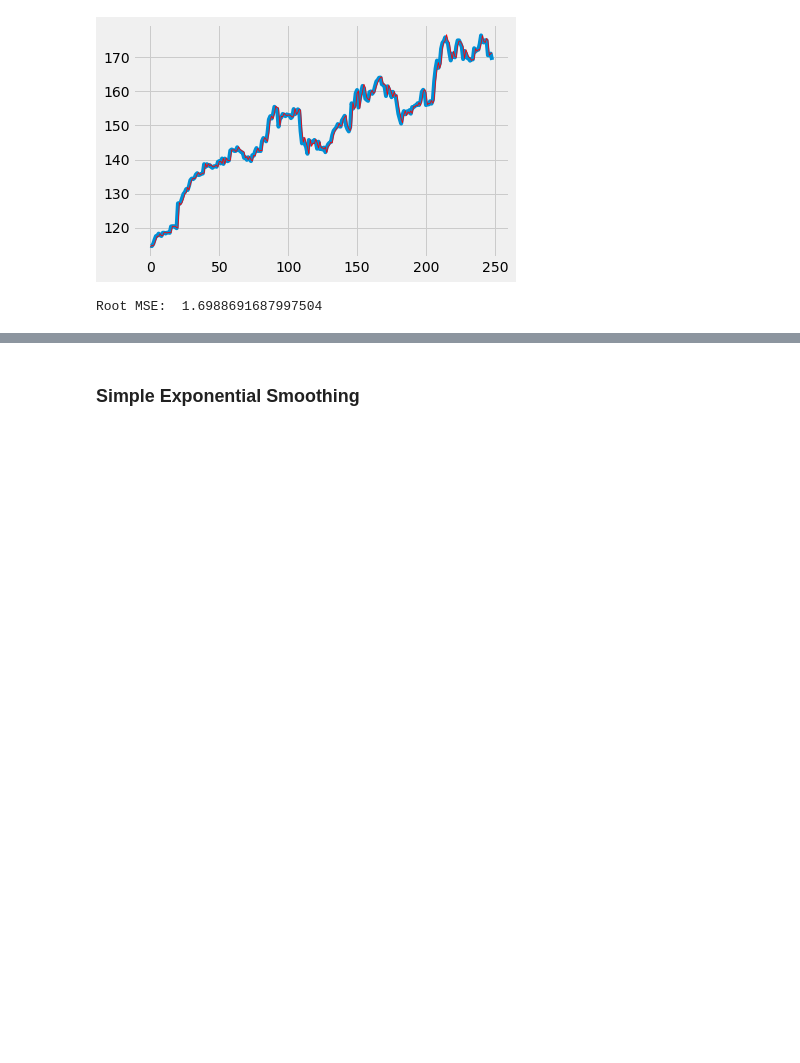
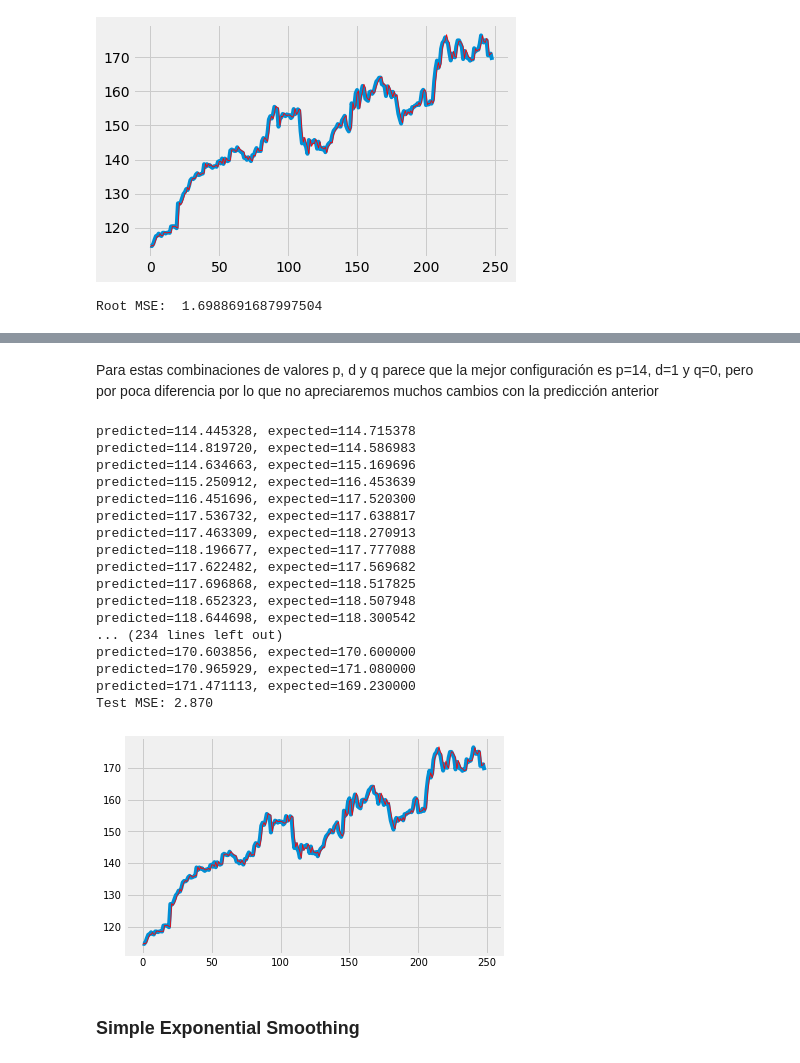
Before and after one commit to rventas/proyecto_final, a Jupyter notebook: Analisis tecnico series temporales.ipynb, the cells around one changed output, grey strips where cells are left out. Cells and saved outputs as stored; diff of their text form; code cells hidden in the pictures; blank space fills up the shorter version.

```diff
--- a/Analisis tecnico series temporales.ipynb
+++ b/Analisis tecnico series temporales.ipynb
@@ -15,7 +15,7 @@ import warnings
 warnings.filterwarnings("ignore")
 plt.style.use('fivethirtyeight')
 # %%
-quandl.ApiConfig.api_key = 'XXXXXXXXXXXXXX'
+quandl.ApiConfig.api_key = 'XXXXXXXXXXXXXXX'
 pricesAppl = quandl.get("WIKI/AAPL", start_date="1990-01-01", end_date="2017-12-31")
 # %%
 pricesAppl.head()
@@ -291,0 +326,5 @@ Como se puede observar tanto con el gráfico como por el error hemos mejorado mu
+# %%
+dtTrain = pricesAppl.loc[(pricesAppl.index > '2015-01-01') & (pricesAppl.index < '2016-12-31')]
+train = dtTrain['Adj. Close'].values
+dtTest = pricesAppl.loc[(pricesAppl.index > '2017-01-01')]
+test = dtTest['Adj. Close'].values
@@ -292,2 +353,40 @@ Como se puede observar tanto con el gráfico como por el error hemos mejorado mu
+# %% [markdown]
+Para estas combinaciones de valores p, d y q parece que la mejor configuración es p=14, d=1 y q=0, pero por poca diferencia por lo que no apreciaremos muchos cambios con la predicción anterior
+# %%
+history = [x for x in train]
+predictions = list()
+for t in range(len(test)):
+    model = ARIMA(history, order=(14,1,0))
+    model_fit = model.fit(disp=0)
+    output = model_fit.forecast()
+    yhat = output[0]
+    predictions.append(yhat)
+    obs = test[t]
+    history.append(obs)
+    print('predicted=%f, expected=%f' % (yhat, obs))
+error = mean_squared_error(test, predictions)
+print('Test MSE: %.3f' % error)
+plt.plot(test)
+plt.plot(predictions, color='red', linewidth=0.8)
+plt.show()
+# %% [output]
+predicted=114.445328, expected=114.715378
+predicted=114.819720, expected=114.586983
+predicted=114.634663, expected=115.169696
+predicted=115.250912, expected=116.453639
+predicted=116.451696, expected=117.520300
+predicted=117.536732, expected=117.638817
+predicted=117.463309, expected=118.270913
+predicted=118.196677, expected=117.777088
+predicted=117.622482, expected=117.569682
+predicted=117.696868, expected=118.517825
+predicted=118.652323, expected=118.507948
+predicted=118.644698, expected=118.300542
+... (234 lines left out)
+predicted=170.603856, expected=170.600000
+predicted=170.965929, expected=171.080000
+predicted=171.471113, expected=169.230000
+Test MSE: 2.870
+[figure, added]
 # %% [markdown]
 ### Simple Exponential Smoothing
```
Also changed, not shown: parts of 6 cells of this notebook.
